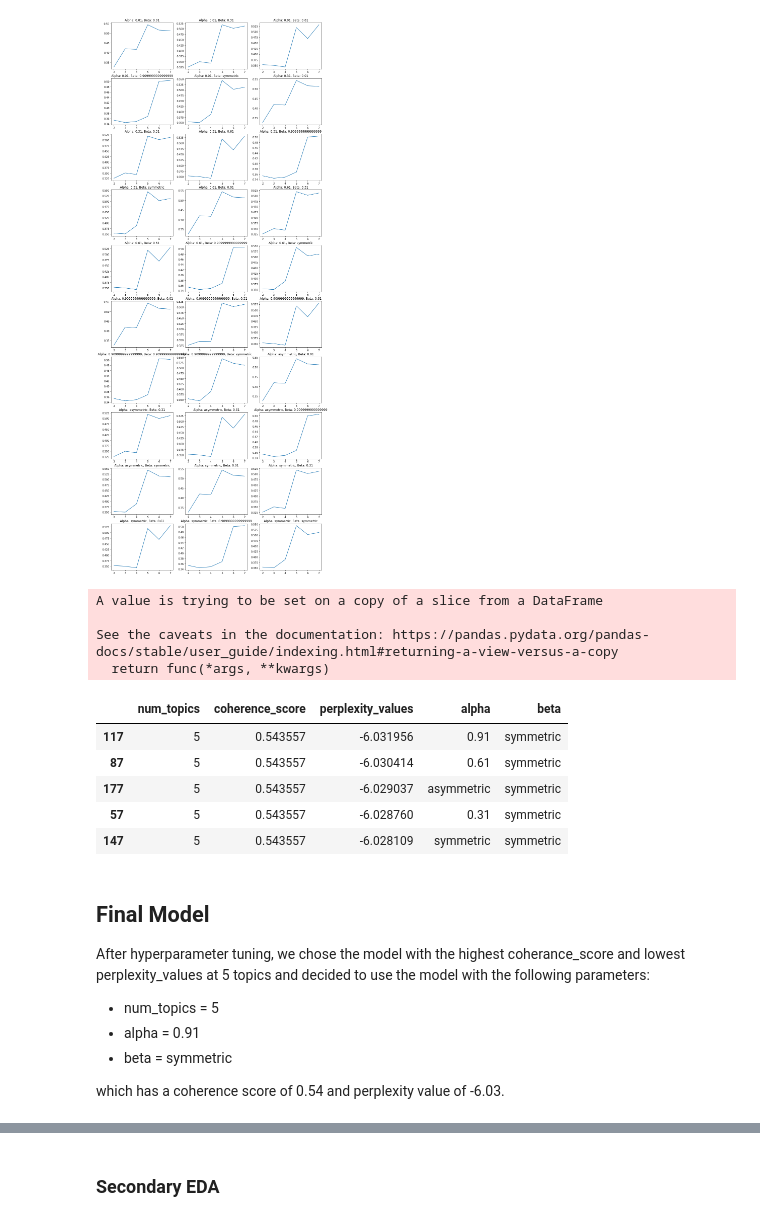
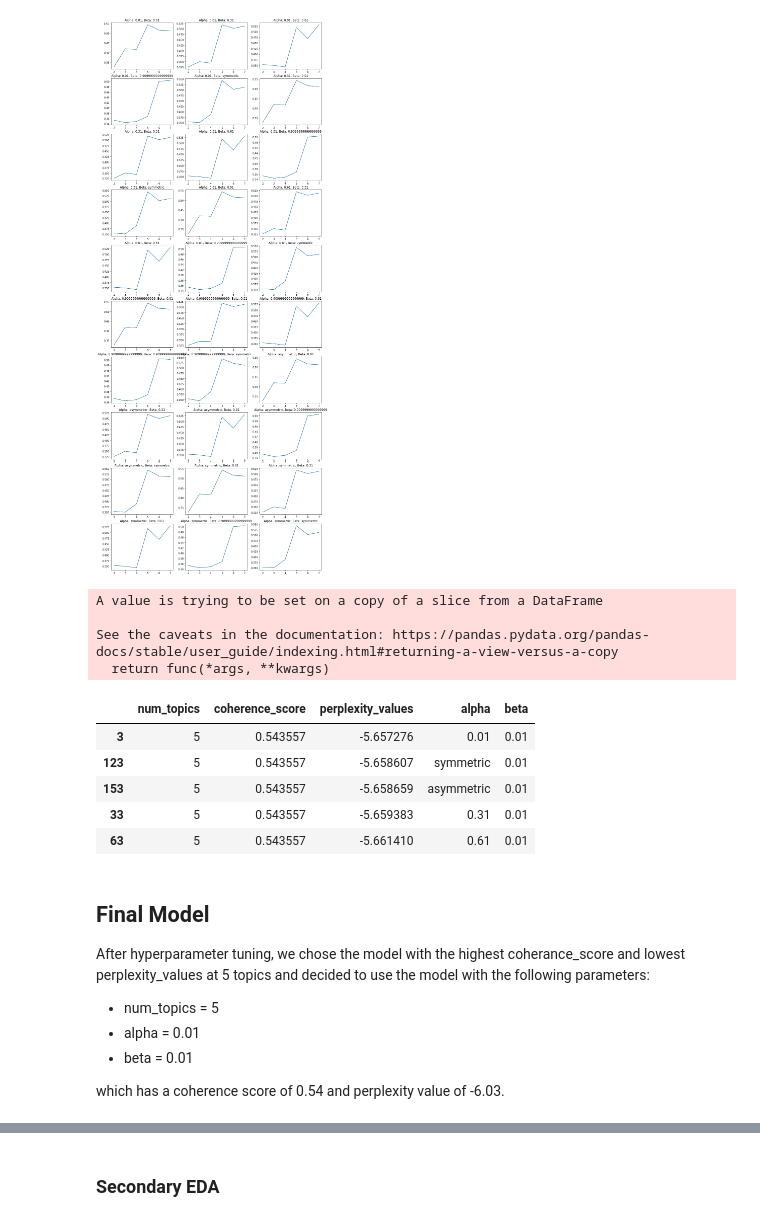
Before and after one commit to wyf114/text-mining-project, a Jupyter notebook: web_app/backend/jupyter_notebook/3. Topic Modeling.ipynb, the cells around one changed output, grey strips where cells are left out. Cells and saved outputs as stored; diff of their text form; code cells hidden in the pictures.

```diff
--- a/web_app/backend/jupyter_notebook/3. Topic Modeling.ipynb
+++ b/web_app/backend/jupyter_notebook/3. Topic Modeling.ipynb
@@ -223,7 +223,7 @@ model_list = []
 coherence_values = []
 model_topics = []
 
-for num_topics in range(2, 6):
+for num_topics in range(2, 8):
     lda_x = gensim.models.LdaMulticore(corpus=corpus,
                                        id2word=id2word,
                                        num_topics=num_topics,
@@ -250,7 +252,7 @@ print(datetime.datetime.now())
 
 import matplotlib.pyplot as plt
 
-limit=6; start=2; step=1;
+limit=8; start=2; step=1;
 x = range(start, limit)
 plt.plot(x, coherence_values)
 plt.xlabel("Num Topics")
@@ -392,26 +399,26 @@ for model in hyperparameter_df.groupby(['alpha', 'beta']):
 [figure]
 # %%
 topic_5 = hyperparameter_df[hyperparameter_df["num_topics"] == 5]
-topic_5.sort_values(by=['coherence_score', 'perplexity_values'], ascending=[False, True], inplace=True)
+topic_5.sort_values(by=['coherence_score', 'perplexity_values'], ascending=[False, False], inplace=True)
 topic_5.head()
 # %% [output]
 A value is trying to be set on a copy of a slice from a DataFrame
 
 See the caveats in the documentation: https://pandas.pydata.org/pandas-docs/stable/user_guide/indexing.html#returning-a-view-versus-a-copy
   return func(*args, **kwargs)
 |  | num_topics | coherence_score | perplexity_values | alpha | beta |
-| 117 | 5 | 0.543557 | -6.031956 | 0.91 | symmetric |
-| 87 | 5 | 0.543557 | -6.030414 | 0.61 | symmetric |
-| 177 | 5 | 0.543557 | -6.029037 | asymmetric | symmetric |
-| 57 | 5 | 0.543557 | -6.028760 | 0.31 | symmetric |
-| 147 | 5 | 0.543557 | -6.028109 | symmetric | symmetric |
+| 3 | 5 | 0.543557 | -5.657276 | 0.01 | 0.01 |
+| 123 | 5 | 0.543557 | -5.658607 | symmetric | 0.01 |
+| 153 | 5 | 0.543557 | -5.658659 | asymmetric | 0.01 |
+| 33 | 5 | 0.543557 | -5.659383 | 0.31 | 0.01 |
+| 63 | 5 | 0.543557 | -5.661410 | 0.61 | 0.01 |
 # %% [markdown]
 ## Final Model
 
 After hyperparameter tuning, we chose the model with the highest coherance_score and lowest perplexity_values at 5 topics and decided to use the model with the following parameters:
 - num_topics = 5
-- alpha = 0.91
-- beta = symmetric
+- alpha = 0.01
+- beta = 0.01
 
 which has a coherence score of 0.54 and perplexity value of -6.03.
 # %%
```
Also changed, not shown: parts of 11 cells of this notebook, 17 other files.
